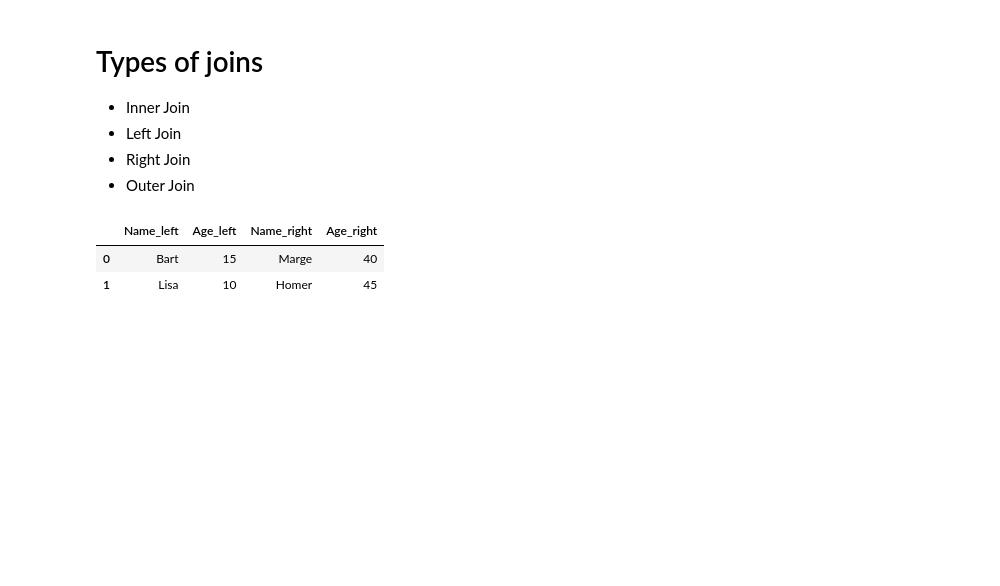
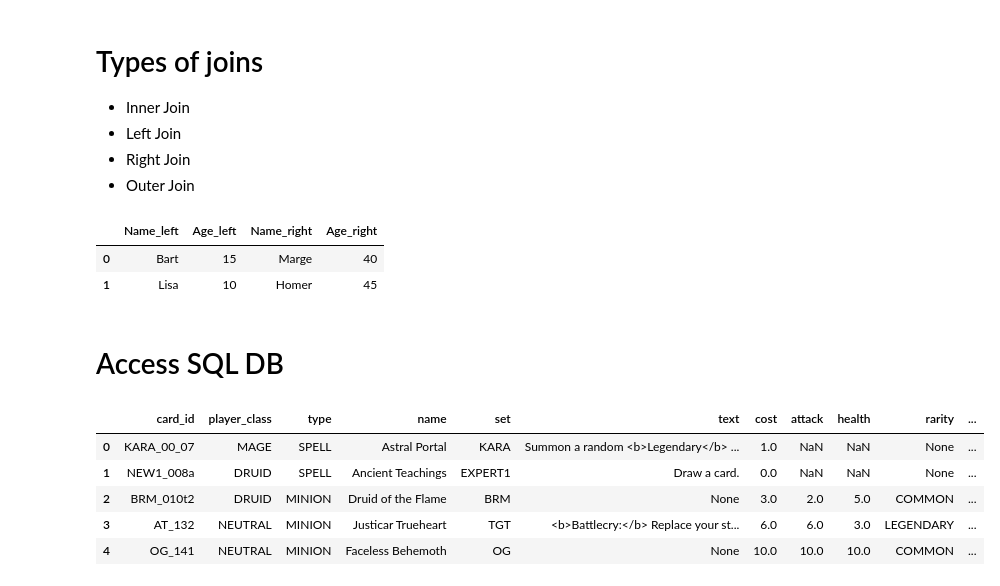
Before and after one commit to bartomolina/dscurriculum, a Jupyter notebook: m1s4/index.ipynb, the cells around one changed output. Saved outputs shown, nothing was run; the diff lists cells and outputs as text; code cells hidden in the pictures; blank space fills up the shorter version.

```diff
--- a/m1s4/index.ipynb
+++ b/m1s4/index.ipynb
@@ -28,3 +29,19 @@ joined_df
 |  | Name_left | Age_left | Name_right | Age_right |
 | 0 | Bart | 15 | Marge | 40 |
 | 1 | Lisa | 10 | Homer | 45 |
+# %% [markdown]
+# Access SQL DB
+# %%
+from sqlalchemy import create_engine
+
+engine = create_engine('sqlite:///database.sqlite')
+cards_df = pd.read_sql_table('cards', engine)
+# cards_df.set_index('card_id', inplace = True)
+cards_df.head()
+# %% [output]
+|  | card_id | player_class | type | name | set | text | cost | attack | health | rarity | ... |
+| 0 | KARA_00_07 | MAGE | SPELL | Astral Portal | KARA | Summon a random <b>Legendary</b> ... | 1.0 | NaN | NaN | None | ... |
+| 1 | NEW1_008a | DRUID | SPELL | Ancient Teachings | EXPERT1 | Draw a card. | 0.0 | NaN | NaN | None | ... |
+| 2 | BRM_010t2 | DRUID | MINION | Druid of the Flame | BRM | None | 3.0 | 2.0 | 5.0 | COMMON | ... |
+| 3 | AT_132 | NEUTRAL | MINION | Justicar Trueheart | TGT | <b>Battlecry:</b> Replace your st... | 6.0 | 6.0 | 3.0 | LEGENDARY | ... |
+| 4 | OG_141 | NEUTRAL | MINION | Faceless Behemoth | OG | None | 10.0 | 10.0 | 10.0 | COMMON | ... |
```
Also changed, not shown: parts of 6 cells of this notebook, 5 other files.
